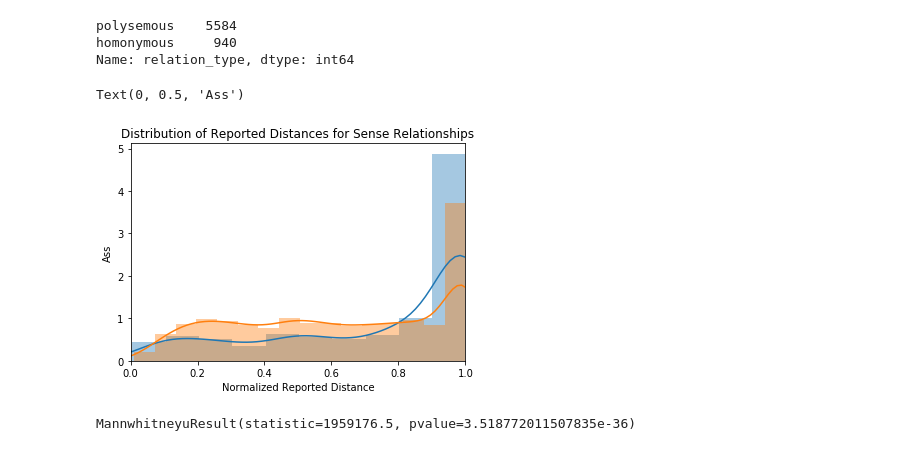
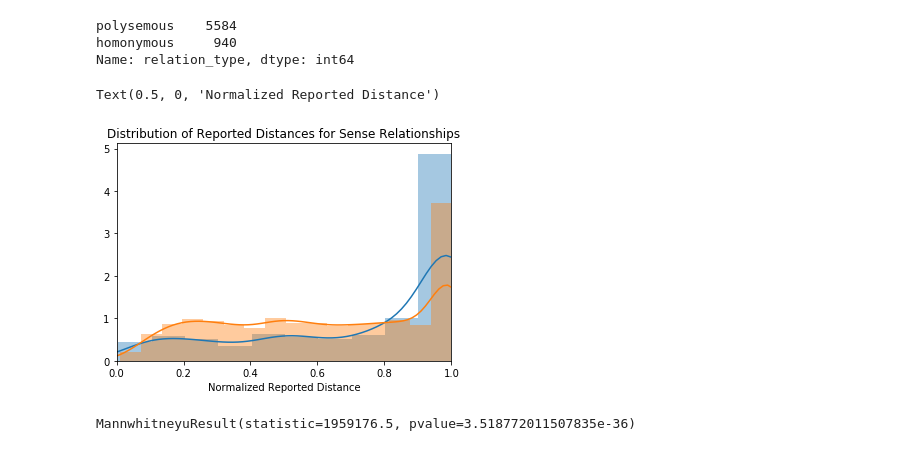
Before and after one commit to sathvikn/bert-wordsense, a Jupyter notebook: codebase/notebooks/pilesort-analysis-full.ipynb, the cells around one changed output. Cells and saved outputs as stored; diff of their text form; code cells hidden in the pictures.

```diff
--- a/codebase/notebooks/pilesort-analysis-full.ipynb
+++ b/codebase/notebooks/pilesort-analysis-full.ipynb
@@ -292,15 +292,14 @@ Name: relation_type, dtype: int64
 # %%
 hom_dist = df[df['relation_type'] == 'homonymous']['dist']
 pol_dist = df[df['relation_type'] == 'polysemous']['dist']
 sns.distplot(hom_dist, label = 'Homonymous')
 sns.distplot(pol_dist, label = 'Polysemous')
 plt.title("Distribution of Reported Distances for Sense Relationships")
 plt.xlim(0, 1)
 plt.xlabel("Normalized Reported Distance")
-plt.ylabel("Ass")
 # %% [output]
-Text(0, 0.5, 'Ass')
+Text(0.5, 0, 'Normalized Reported Distance')
-[figure, old version]
+[figure, new version]
 # %%
 from scipy import stats
 # %%
```
